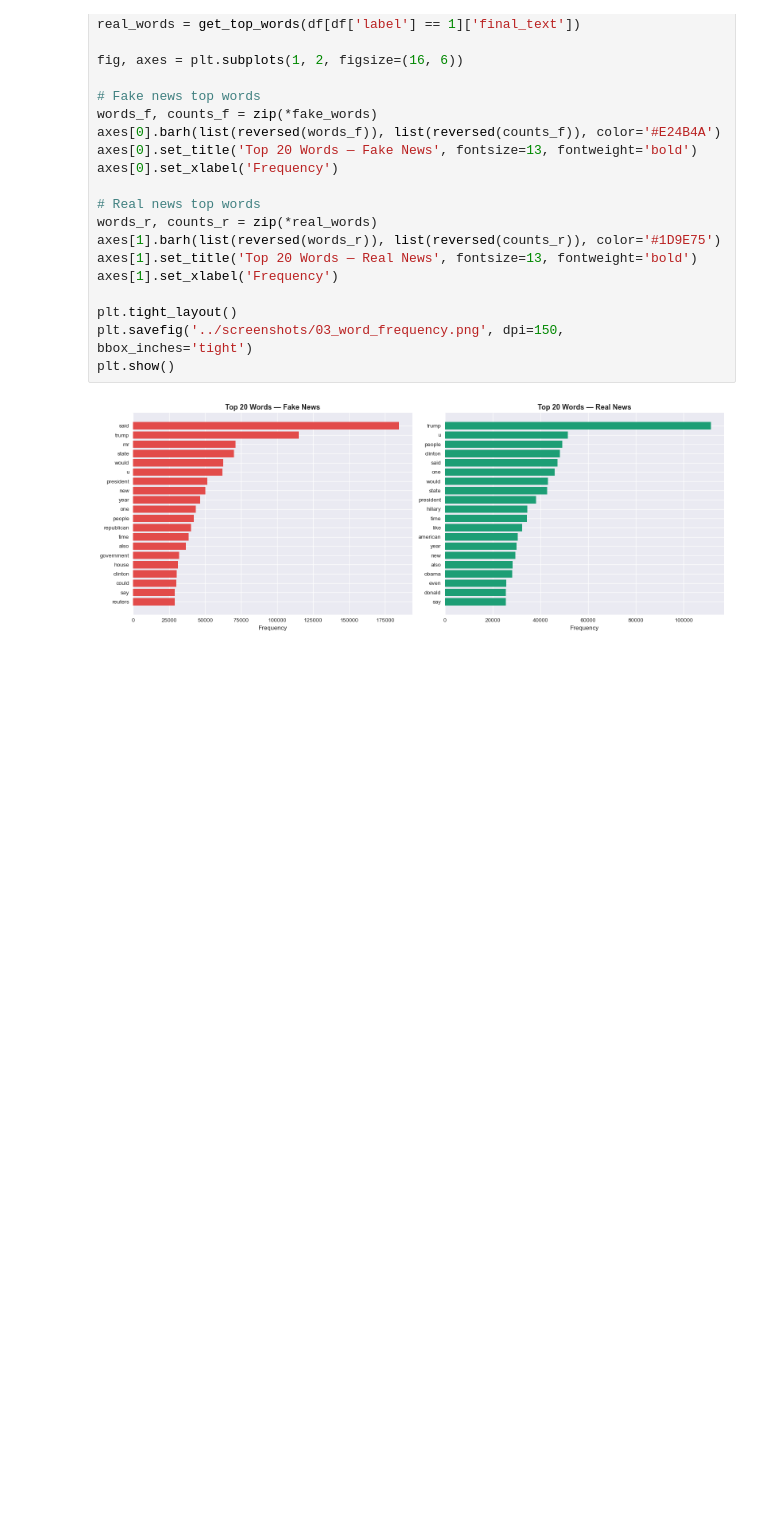
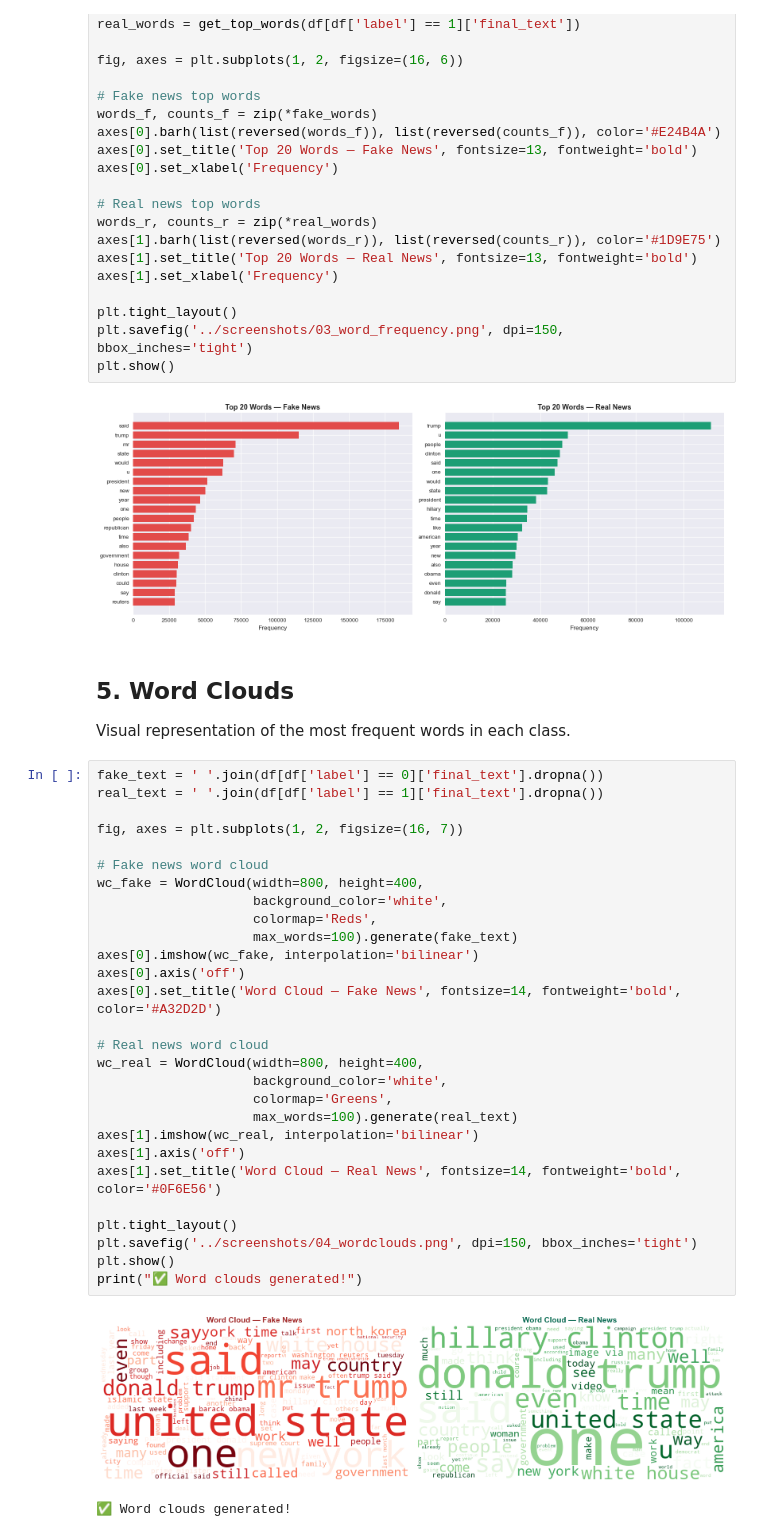
Before and after one commit to pulindu117/NLP_Group_04, a Jupyter notebook: notebooks/02_eda_pulindu_pasanjith.ipynb, the cells around one changed output. Cells and saved outputs as stored; diff of their text form; blank space fills up the shorter version.

Commit message:
Added word cloud visualizations

```diff
--- a/notebooks/02_eda_pulindu_pasanjith.ipynb
+++ b/notebooks/02_eda_pulindu_pasanjith.ipynb
@@ -176,3 +176,37 @@ plt.savefig('../screenshots/03_word_frequency.png', dpi=150, bbox_inches='tight'
 plt.show()
 # %% [output]
 [figure]
+# %% [markdown]
+## 5. Word Clouds
+Visual representation of the most frequent words in each class.
+# %%
+fake_text = ' '.join(df[df['label'] == 0]['final_text'].dropna())
+real_text = ' '.join(df[df['label'] == 1]['final_text'].dropna())
+
+fig, axes = plt.subplots(1, 2, figsize=(16, 7))
+
+# Fake news word cloud
+wc_fake = WordCloud(width=800, height=400,
+                    background_color='white',
+                    colormap='Reds',
+                    max_words=100).generate(fake_text)
+axes[0].imshow(wc_fake, interpolation='bilinear')
+axes[0].axis('off')
+axes[0].set_title('Word Cloud — Fake News', fontsize=14, fontweight='bold', color='#A32D2D')
+
+# Real news word cloud
+wc_real = WordCloud(width=800, height=400,
+                    background_color='white',
+                    colormap='Greens',
+                    max_words=100).generate(real_text)
+axes[1].imshow(wc_real, interpolation='bilinear')
+axes[1].axis('off')
+axes[1].set_title('Word Cloud — Real News', fontsize=14, fontweight='bold', color='#0F6E56')
+
+plt.tight_layout()
+plt.savefig('../screenshots/04_wordclouds.png', dpi=150, bbox_inches='tight')
+plt.show()
+print("✅ Word clouds generated!")
+# %% [output]
+[figure, added]
+✅ Word clouds generated!
```
